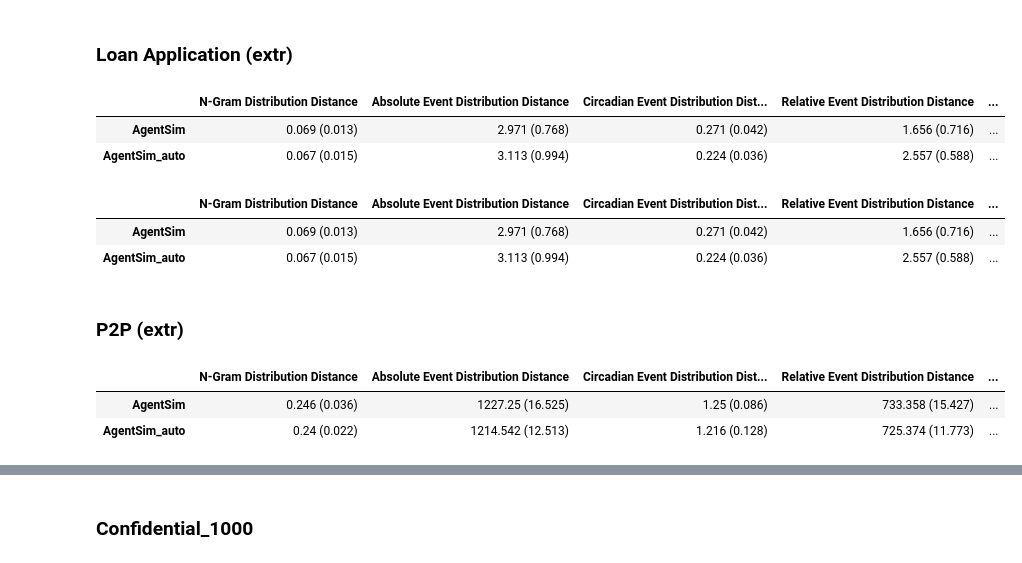
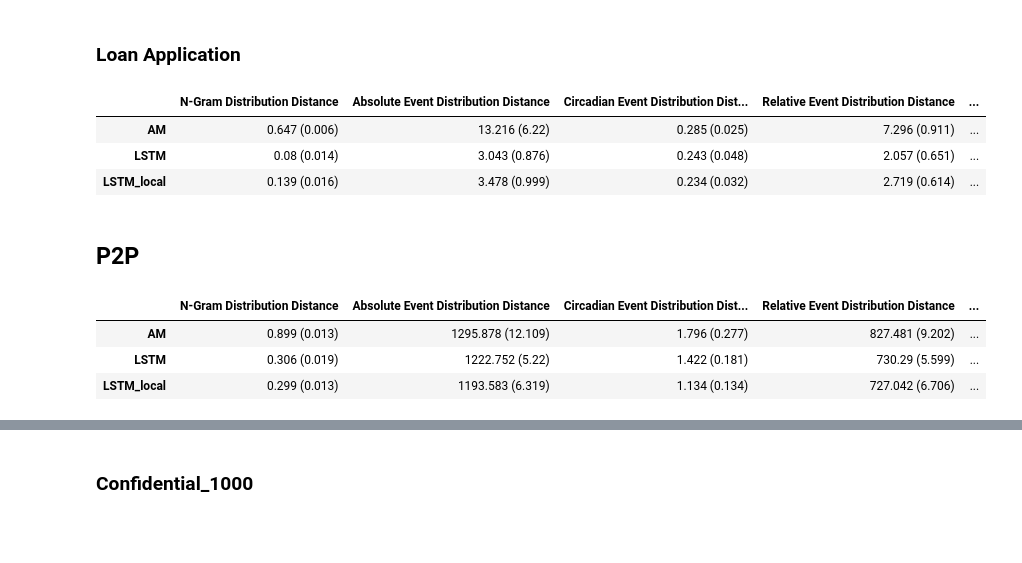
Before and after one commit to wekesaclinton/agentsimulator-bpm, a Jupyter notebook: analysis_notebooks/evaluation.ipynb, the cells around one changed output, grey strips where cells are left out. Saved outputs shown, nothing was run; the diff lists cells and outputs as text; code cells hidden in the pictures; blank space fills up the shorter version.

```diff
--- a/analysis_notebooks/evaluation.ipynb
+++ b/analysis_notebooks/evaluation.ipynb
@@ -62,10 +60,10 @@ def align_column_names(df):
         df = df.rename(columns={'Resource': 'resource'})
     elif 'user' in df.columns:
         df = df.rename(columns={'user': 'resource'})
-    # elif 'agent' in df.columns:
-    #     if 'resource' in df.columns:
-    #         df = df.drop(['resource'], axis=1)
-    #     df = df.rename(columns={'agent': 'resource'})
+    elif 'agent' in df.columns:
+        if 'resource' in df.columns:
+            df = df.drop(['resource'], axis=1)
+        df = df.rename(columns={'agent': 'resource'})
     elif 'org:resource' in df.columns:
         df = df.rename(columns={'org:resource': 'resource'})
     if 'start_timestamp' in df.columns:
@@ -274,66 +272,56 @@ def main_(log_paths, name_experiments):
         results_df.loc[index_names[experiment], 'Resource Transition Matrix Distance'] = f"{round(np.mean(all_metrics['RTMD']), 3)} ({round(np.std(all_metrics['RTMD']), 3)})"
     return mean_results, results_df
 # %% [markdown]
-### Loan Application (extr)
+### Loan Application
 # %%
-PATH_TEST_LOG_MAS = '../simulated_data/LoanApp.csv/orchestrated/test_preprocessed.csv'
-PATH_SIMULATED_LOG_MAS = '../simulated_data/LoanApp.csv/orchestrated'
+PATH_TEST_LOG_MAS = '../simulated_data/LoanApp.csv/autonomous_smap_smap/test_preprocessed.csv'
+PATH_SIMULATED_LOG_MAS = '../simulated_data/LoanApp.csv/autonomous_smap_smap'
 
-PATH_TEST_LOG_MAS_auto = '../simulated_data/LoanApp.csv/autonomous/test_preprocessed.csv'
-PATH_SIMULATED_LOG_MAS_auto = '../simulated_data/LoanApp.csv/autonomous'
+PATH_TEST_LOG_LSTM = '../simulated_data/LoanApp.csv/orchestrated_lstm/test_preprocessed.csv'
+PATH_SIMULATED_LOG_LSTM = '../simulated_data/LoanApp.csv/orchestrated_lstm'
+
+PATH_TEST_LOG_LSTM_local = '../simulated_data/LoanApp.csv/orchestrated_lstm_local2/test_preprocessed.csv'
+PATH_SIMULATED_LOG_LSTM_local = '../simulated_data/LoanApp.csv/orchestrated_lstm_local2'
 
 log_paths = [
     [PATH_TEST_LOG_MAS, PATH_SIMULATED_LOG_MAS],
-    [PATH_TEST_LOG_MAS_auto, PATH_SIMULATED_LOG_MAS_auto],
+    [PATH_TEST_LOG_LSTM, PATH_SIMULATED_LOG_LSTM],
+    [PATH_TEST_LOG_LSTM_local, PATH_SIMULATED_LOG_LSTM_local],
 ]
 
-name_experiments = ['AgentSim', 'AgentSim_auto']
+name_experiments = ['AM', 'LSTM', 'LSTM_local']
 
 mean_results, results_df = main_(log_paths, name_experiments)
 results_df
 # %% [output]
 |  | N-Gram Distribution Distance | Absolute Event Distribution Distance | Circadian Event Distribution Dist... | Relative Event Distribution Distance | ... |
-| AgentSim | 0.069 (0.013) | 2.971 (0.768) | 0.271 (0.042) | 1.656 (0.716) | ... |
-| AgentSim_auto | 0.067 (0.015) | 3.113 (0.994) | 0.224 (0.036) | 2.557 (0.588) | ... |
+| AM | 0.647 (0.006) | 13.216 (6.22) | 0.285 (0.025) | 7.296 (0.911) | ... |
+| LSTM | 0.08 (0.014) | 3.043 (0.876) | 0.243 (0.048) | 2.057 (0.651) | ... |
+| LSTM_local | 0.139 (0.016) | 3.478 (0.999) | 0.234 (0.032) | 2.719 (0.614) | ... |
+# %% [markdown]
+## P2P
 # %%
-PATH_TEST_LOG_MAS = '../simulated_data/LoanApp.csv/orchestrated/test_preprocessed.csv'
-PATH_SIMULATED_LOG_MAS = '../simulated_data/LoanApp.csv/orchestrated'
+PATH_TEST_LOG_MAS = '../simulated_data/P2P/autonomous_smap_smap/test_preprocessed.csv'
+PATH_SIMULATED_LOG_MAS = '../simulated_data/P2P/autonomous_smap_smap'
 
-PATH_TEST_LOG_MAS_auto = '../simulated_data/LoanApp.csv/autonomous/test_preprocessed.csv'
-PATH_SIMULATED_LOG_MAS_auto = '../simulated_data/LoanApp.csv/autonomous'
+PATH_TEST_LOG_LSTM = '../simulated_data/P2P/orchestrated_lstm/test_preprocessed.csv'
+PATH_SIMULATED_LOG_LSTM = '../simulated_data/P2P/orchestrated_lstm'
+
+PATH_TEST_LOG_LSTM_local = '../simulated_data/P2P/orchestrated_lstm_local2/test_preprocessed.csv'
+PATH_SIMULATED_LOG_LSTM_local = '../simulated_data/P2P/orchestrated_lstm_local2'
 
 log_paths = [
     [PATH_TEST_LOG_MAS, PATH_SIMULATED_LOG_MAS],
-    [PATH_TEST_LOG_MAS_auto, PATH_SIMULATED_LOG_MAS_auto],
+    [PATH_TEST_LOG_LSTM, PATH_SIMULATED_LOG_LSTM],
+    [PATH_TEST_LOG_LSTM_local, PATH_SIMULATED_LOG_LSTM_local],
 ]
 
-name_experiments = ['AgentSim', 'AgentSim_auto']
+name_experiments = ['AM', 'LSTM', 'LSTM_local']
 
 mean_results, results_df = main_(log_paths, name_experiments)
 results_df
 # %% [output]
 |  | N-Gram Distribution Distance | Absolute Event Distribution Distance | Circadian Event Distribution Dist... | Relative Event Distribution Distance | ... |
-| AgentSim | 0.069 (0.013) | 2.971 (0.768) | 0.271 (0.042) | 1.656 (0.716) | ... |
-| AgentSim_auto | 0.067 (0.015) | 3.113 (0.994) | 0.224 (0.036) | 2.557 (0.588) | ... |
+| AM | 0.899 (0.013) | 1295.878 (12.109) | 1.796 (0.277) | 827.481 (9.202) | ... |
+| LSTM | 0.306 (0.019) | 1222.752 (5.22) | 1.422 (0.181) | 730.29 (5.599) | ... |
+| LSTM_local | 0.299 (0.013) | 1193.583 (6.319) | 1.134 (0.134) | 727.042 (6.706) | ... |
-# %% [markdown]
-### P2P (extr)
-# %%
-PATH_TEST_LOG_MAS = '../simulated_data/P2P/orchestrated/test_preprocessed.csv'
-PATH_SIMULATED_LOG_MAS = '../simulated_data/P2P/orchestrated'
-
-PATH_TEST_LOG_MAS_auto = '../simulated_data/P2P/autonomous/test_preprocessed.csv'
-PATH_SIMULATED_LOG_MAS_auto = '../simulated_data/P2P/autonomous'
-
-log_paths = [
-    [PATH_TEST_LOG_MAS, PATH_SIMULATED_LOG_MAS],
-    [PATH_TEST_LOG_MAS_auto, PATH_SIMULATED_LOG_MAS_auto],
-]
-
-name_experiments = ['AgentSim', 'AgentSim_auto']
-
-mean_results, results_df = main_(log_paths, name_experiments)
-results_df
-# %% [output]
-|  | N-Gram Distribution Distance | Absolute Event Distribution Distance | Circadian Event Distribution Dist... | Relative Event Distribution Distance | ... |
-| AgentSim | 0.246 (0.036) | 1227.25 (16.525) | 1.25 (0.086) | 733.358 (15.427) | ... |
-| AgentSim_auto | 0.24 (0.022) | 1214.542 (12.513) | 1.216 (0.128) | 725.374 (11.773) | ... |
```
Also changed, not shown: parts of 35 cells of this notebook.
